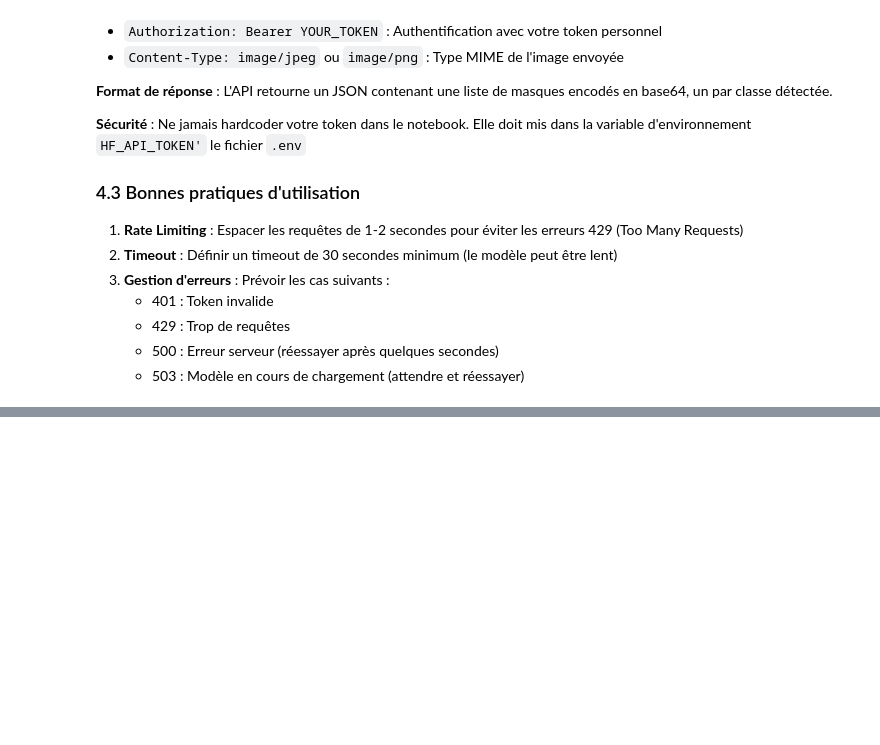
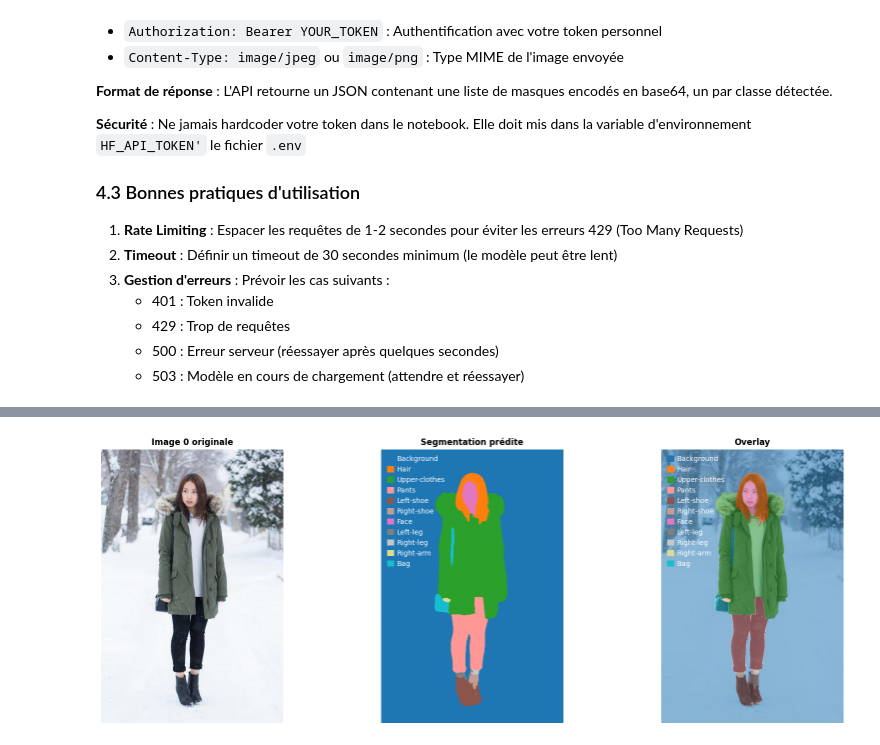
Before and after one commit to RaphaelRIVIERE/Projet-2-Requ-tez-des-services-IA, a Jupyter notebook: notebook_122025.ipynb, the cells around one changed output, grey strips where cells are left out. Cells and saved outputs as stored; diff of their text form; code cells hidden in the pictures; blank space fills up the shorter version.

Commit message:
feat: ajout de l'étape 6 et 7 du notebook

```diff
--- a/notebook_122025.ipynb
+++ b/notebook_122025.ipynb
@@ -548,0 +951,98 @@ def create_masks(results, width, height):
+# %%
+def display_segmented_images_batch(original_image_paths, segmentation_masks):
+    """
+    Affiche les images originales et leurs masques segmentés.
+
+    Args:
+        original_image_paths (list): Liste des chemins des images originales.
+        segmentation_masks (list): Liste des masques segmentés (NumPy arrays).
+    """
+    if not original_image_paths or not segmentation_masks:
+        print("Aucune image ou masque à afficher.")
+        return
+
+    if len(original_image_paths) != len(segmentation_masks):
+        print(f"⚠️ Nombre d'images ({len(original_image_paths)}) différent du nombre de masques ({len(segmentation_masks)})")
+        return
+
+    # Configuration
+    id_to_class = {v: k for k, v in CLASS_MAPPING.items()}
+    color_map = plt.colormaps.get_cmap(COLORMAP_NAME).resampled(len(CLASS_MAPPING))
+    num_classes = len(CLASS_MAPPING)
+
+    stats = {
+        'total': len(original_image_paths),
+        'displayed': 0,
+        'errors': 0
+    }
+
+    for idx, (img_path, mask_array) in enumerate(zip(original_image_paths, segmentation_masks), 1):
+        print(f"\n[{idx}/{stats['total']}] Affichage de: {img_path}")
+
+        try:
+            # Charger l'image originale
+            original_image = Image.open(img_path)
+
+            # Extraire le numéro de l'image pour le titre
+            filename = Path(img_path).name
+            parts = filename.split(IMAGE_FILENAME_SEPARATOR)
+            image_number = parts[IMAGE_NUMBER_INDEX].split('.')[0] if len(parts) > IMAGE_NUMBER_INDEX else str(idx)
+
+            # Créer la figure avec 3 subplots
+            fig, axes = plt.subplots(1, 3, figsize=(FIGURE_WIDTH, FIGURE_HEIGHT))
+
+            # 1. Image originale
+            axes[0].imshow(original_image)
+            axes[0].set_title(f"Image {image_number} originale", fontsize=12, fontweight='bold')
+            axes[0].axis("off")
+
+            # 2. Masque de segmentation
+            axes[1].imshow(
+                mask_array,
+                cmap=color_map,
+                vmin=0,
+                vmax=num_classes - 1
+            )
+            axes[1].set_title("Segmentation prédite", fontsize=12, fontweight='bold')
+            axes[1].axis("off")
+
+            # 3. Overlay (image + masque transparent)
+            axes[2].imshow(original_image)
+            axes[2].imshow(
+                mask_array,
+                cmap=color_map,
+                alpha=OVERLAY_ALPHA,
+                vmin=0,
+                vmax=num_classes - 1
+            )
+            axes[2].set_title("Overlay", fontsize=12, fontweight='bold')
+            axes[2].axis("off")
+
+            # Ajouter les légendes
+            legend_elements = get_legend_elements(mask_array, id_to_class, color_map, num_classes)
+            axes[1].legend(handles=legend_elements, **LEGEND_CONFIG)
+            axes[2].legend(handles=legend_elements, **LEGEND_CONFIG)
+
+            plt.tight_layout()
+            plt.show()
+
+            stats['displayed'] += 1
+
+        except Exception as e:
+            print(f"❌ Erreur lors de l'affichage: {type(e).__name__}: {e}")
+            stats['errors'] += 1
+
+    # Résumé final
+    print(f"\n{'='*60}")
+    print(f"📊 RÉSUMÉ DE L'AFFICHAGE:")
+    print(f"  • Total d'images: {stats['total']}")
+    print(f"  • Images affichées: {stats['displayed']}")
+    print(f"  • Erreurs: {stats['errors']}")
+    print(f"{'='*60}")
+
+# Afficher les résultats du batch
+if batch_seg_results:
+    display_segmented_images_batch(image_paths, batch_seg_results)
+else:
+    print("Aucun résultat de segmentation à afficher.")
+# %% [output]
@@ -548,0 +1050 @@ def create_masks(results, width, height):
+[figure, added]
```
Also changed, not shown: parts of 11 cells of this notebook.
